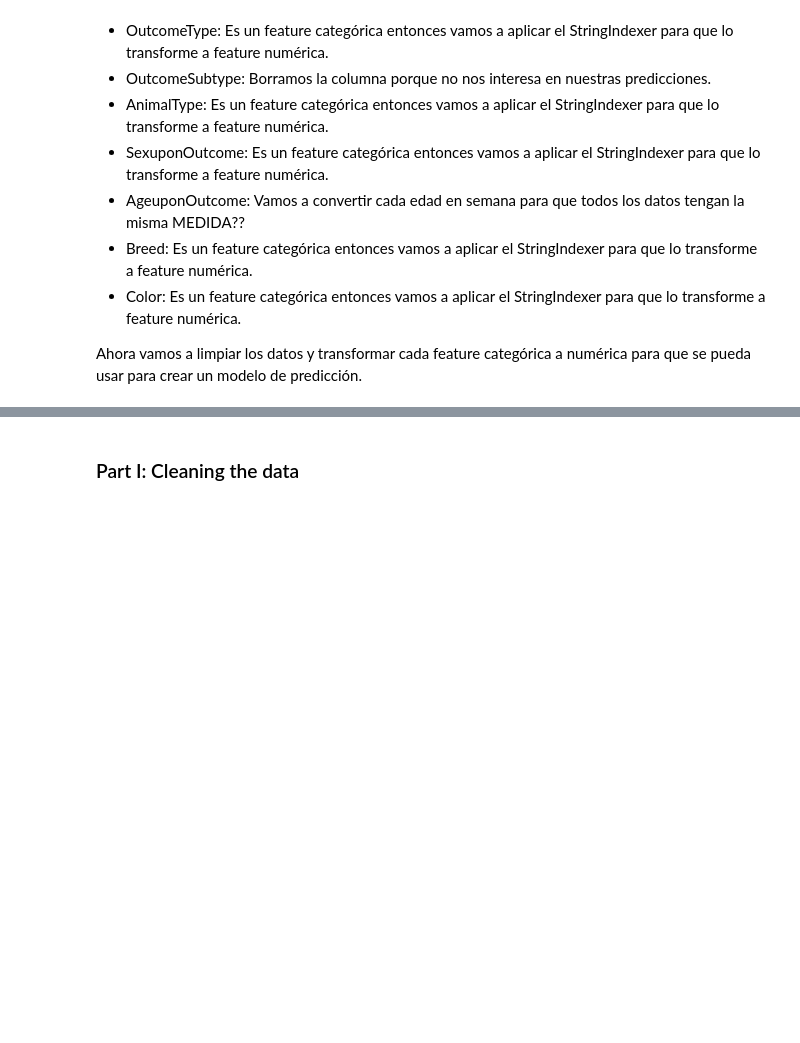
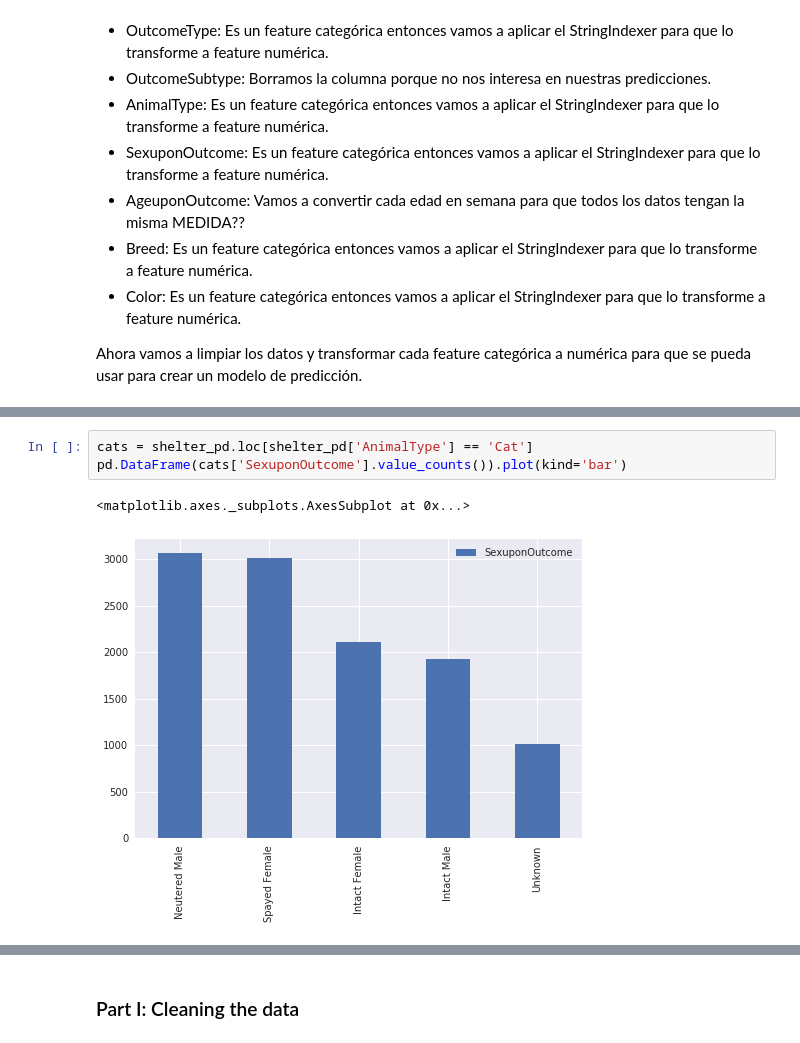
Before and after one commit to acollazomayer/Proyecto-BigData, a Jupyter notebook: Proyecto.ipynb, the cells around one changed output, grey strips where cells are left out. Drawn from its saved outputs; the diff is of its cells as text; blank space fills up the shorter version.

```diff
--- a/Proyecto.ipynb
+++ b/Proyecto.ipynb
@@ -92,0 +95,6 @@ pd.DataFrame(shelter_pd['AgeuponOutcome'].value_counts()).plot(kind='bar')
+# %%
+cats = shelter_pd.loc[shelter_pd['AnimalType'] == 'Cat']
+pd.DataFrame(cats['SexuponOutcome'].value_counts()).plot(kind='bar')
+# %% [output]
+<matplotlib.axes._subplots.AxesSubplot at 0x...>
+[figure, added]
```
Also changed, not shown: parts of 27 cells of this notebook.
